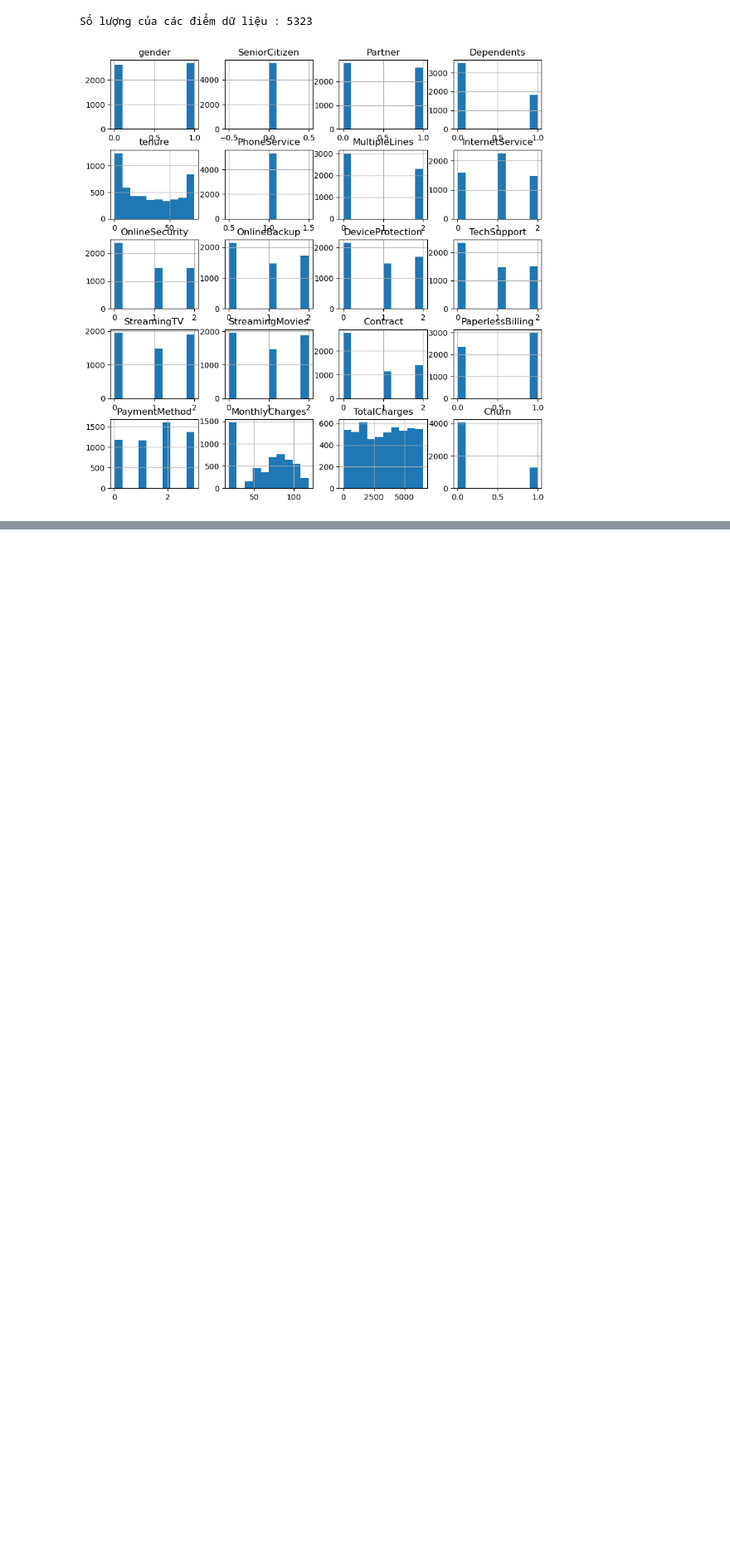
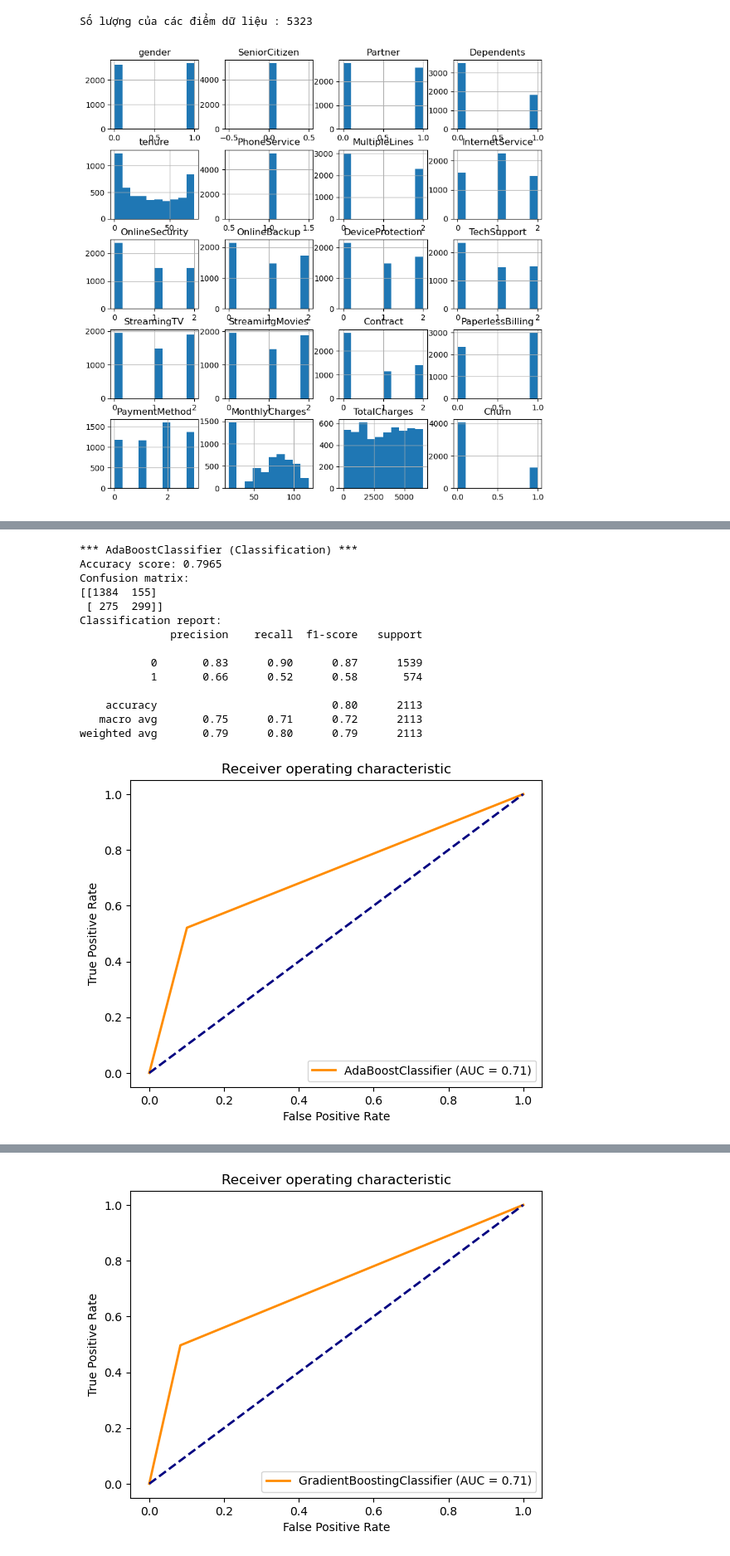
Before and after one commit to VoQuoc-Thai/FinalProject_MachineLearning, a Jupyter notebook: Final_Code.ipynb, the cells around one changed output, grey strips where cells are left out. Shown at 83% size. Saved outputs shown, nothing was run; the diff lists cells and outputs as text; code cells hidden in the pictures; blank space fills up the shorter version.

```diff
--- a/Final_Code.ipynb
+++ b/Final_Code.ipynb
@@ -319,0 +585,77 @@ Root Mean squared error: 0.3963
+# %%
+from sklearn.linear_model import LinearRegression
+# Khởi tạo các mô hình
+knn0 = KNeighborsClassifier(n_neighbors=5)
+nb_models0 = [MultinomialNB(), GaussianNB()]
+lr0 = LinearRegression()
+dtc0 = DecisionTreeClassifier()
+dtr0 = DecisionTreeRegressor()
+ada_c0 = AdaBoostClassifier(n_estimators = 50)
+ada_r0 = AdaBoostRegressor()
+gradient_c0 = GradientBoostingClassifier(n_estimators = 50)
+gradient_r0 = GradientBoostingRegressor()
+xgbo_c0 = xgb.XGBClassifier(n_estimators = 50)
+xgbo_r0 =xgb.XGBRegressor()
+# %%
+# Khởi tạo biến lưu giá trị AUC hoặc R2 score cho từng mô hình
+auc_scores = []
+r2_scores = []
+metrics_df = pd.DataFrame(columns=['Model', 'Precision', 'Recall', 'F1-score', 'Support'])
+# Huấn luyện và đánh giá mô hình
+for model in [ada_c0, gradient_c0, xgbo_c0, ada_r0, gradient_r0, xgbo_r0, knn0, lr0, dtc0, dtr0] + nb_models0:
+    # Tách loại mô hình
+    if model in [ada_c0, gradient_c0, xgbo_c0, knn0, dtc0] + nb_models0:
+        problem_type = "Classification"
+    else:
+        problem_type = "Regression"
+    print(f"\n*** {model.__class__.__name__} ({problem_type}) ***")
+
+    # Huấn luyện mô hình trên tập train
+    model.fit(X_train, y_train)
+
+    # Đánh giá mô hình trên tập test
+    if problem_type == "Classification":
+        y_pred = model.predict(X_test)
+        print(f"Accuracy score: {accuracy_score(y_test, y_pred):.4f}")
+        print(f"Confusion matrix:\n{confusion_matrix(y_test, y_pred)}")
+        print(f"Classification report:\n{classification_report(y_test, y_pred)}")
+
+
+        # Tính AUC và lưu giá trị vào biến auc_scores
+        fpr, tpr, thresholds = roc_curve(y_test, y_pred)
+        roc_auc = metrics.auc(fpr, tpr)
+        auc_scores.append(roc_auc)
+        plt.plot(fpr, tpr, color='darkorange', lw=2, label=f'{model.__class__.__name__} (AUC = {roc_auc:.2f})')
+        plt.plot([0, 1], [0, 1], color='navy', lw=2, linestyle='--')
+        plt.xlabel('False Positive Rate')
+        plt.ylabel('True Positive Rate')
+        plt.title('Receiver operating characteristic')
+        plt.legend(loc="lower right")
+        plt.show()
+
+
+
+
+    else: #Nếu là "Regression"
+        y_pred = model.predict(X_test)
+        print(f"R2 score: {r2_score(y_test, y_pred):.4f}")
+        print(f"Mean squared error: {mean_squared_error(y_test, y_pred):.4f}")
+        print(f"Mean absolute error: {mean_absolute_error(y_test, y_pred):.4f}")
+        rmse = np.sqrt(mean_squared_error(y_test, y_pred))
+        print("Root Mean squared error: {:.4f}".format(rmse))
+# %% [output]
+*** AdaBoostClassifier (Classification) ***
+Accuracy score: 0.7965
+Confusion matrix:
+[[1384  155]
+ [ 275  299]]
+Classification report:
+              precision    recall  f1-score   support
+
+           0       0.83      0.90      0.87      1539
+           1       0.66      0.52      0.58       574
+
+    accuracy                           0.80      2113
+   macro avg       0.75      0.71      0.72      2113
+weighted avg       0.79      0.80      0.79      2113
+[figure, added]
@@ -319,0 +676 @@ Root Mean squared error: 0.3963
+[figure, added]
```
Also changed, not shown: parts of 29 cells of this notebook.
